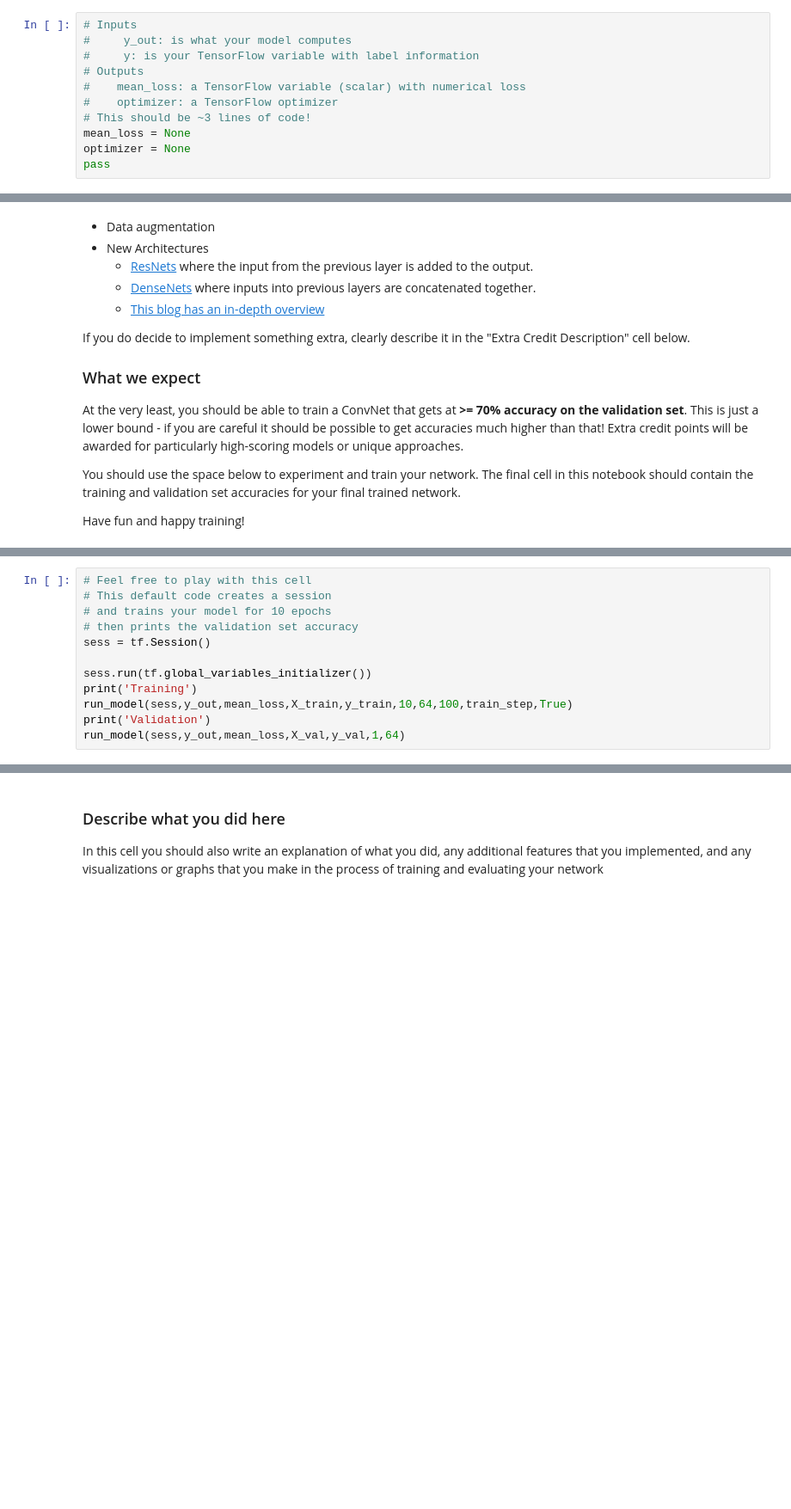
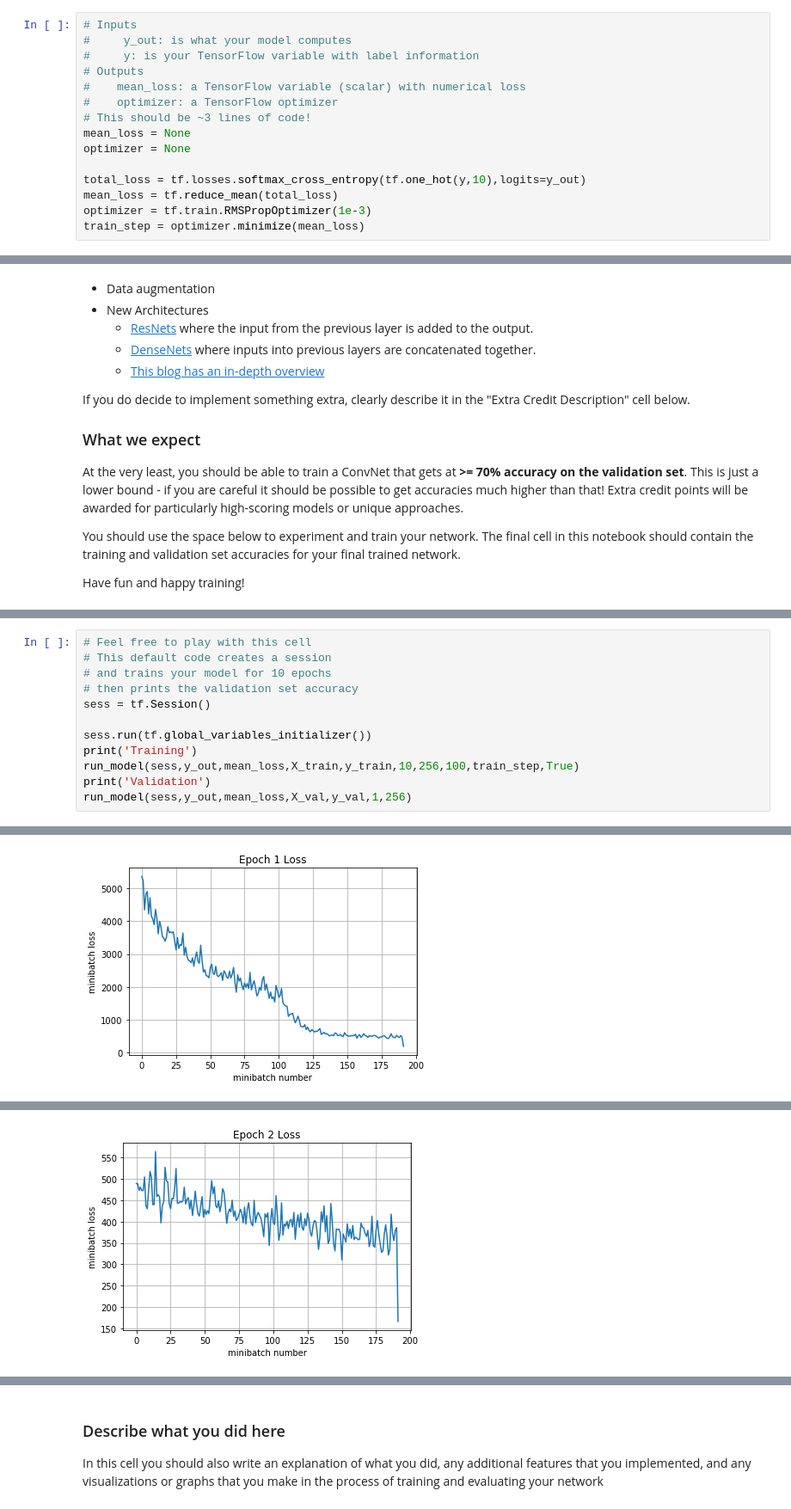
Before and after one commit to kabrapratik28/Stanford_courses, a Jupyter notebook: cs231n/assignment2/TensorFlow.ipynb, the cells around one changed output, grey strips where cells are left out. Shown: that part at 86% size. Drawn from its saved outputs; the diff is of its cells as text; blank space fills up the shorter version.

```diff
--- a/cs231n/assignment2/TensorFlow.ipynb
+++ b/cs231n/assignment2/TensorFlow.ipynb
@@ -360,7 +360,11 @@ First, set up an **RMSprop optimizer** (using a 1e-3 learning rate) and a **cros
 # This should be ~3 lines of code!
 mean_loss = None
 optimizer = None
-pass
+
+total_loss = tf.losses.softmax_cross_entropy(tf.one_hot(y,10),logits=y_out)
+mean_loss = tf.reduce_mean(total_loss)
+optimizer = tf.train.RMSPropOptimizer(1e-3)
+train_step = optimizer.minimize(mean_loss)
 # %%
 # batch normalization in tensorflow requires this extra dependency
 extra_update_ops = tf.get_collection(tf.GraphKeys.UPDATE_OPS)
@@ -461,6 +524,7 @@ sess = tf.Session()
 
 sess.run(tf.global_variables_initializer())
 print('Training')
-run_model(sess,y_out,mean_loss,X_train,y_train,10,64,100,train_step,True)
+run_model(sess,y_out,mean_loss,X_train,y_train,10,256,100,train_step,True)
 print('Validation')
-run_model(sess,y_out,mean_loss,X_val,y_val,1,64)
+run_model(sess,y_out,mean_loss,X_val,y_val,1,256)
+# %% [output]
@@ -466,0 +535 @@ run_model(sess,y_out,mean_loss,X_val,y_val,1,64)
+[figure, added]
@@ -466,0 +539 @@ run_model(sess,y_out,mean_loss,X_val,y_val,1,64)
+[figure, added]
```
Also changed, not shown: parts of 9 cells of this notebook, 41 other files.
